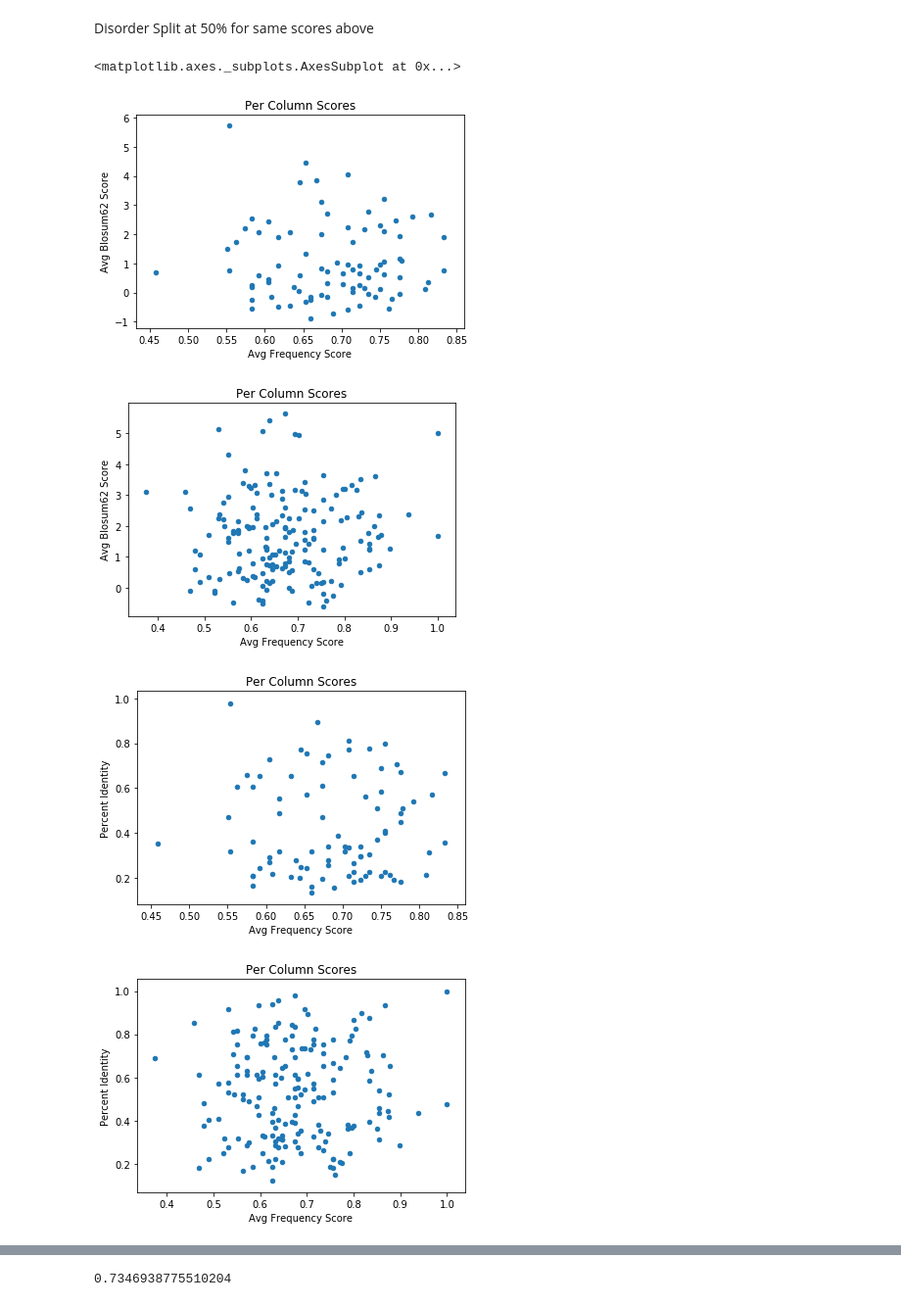
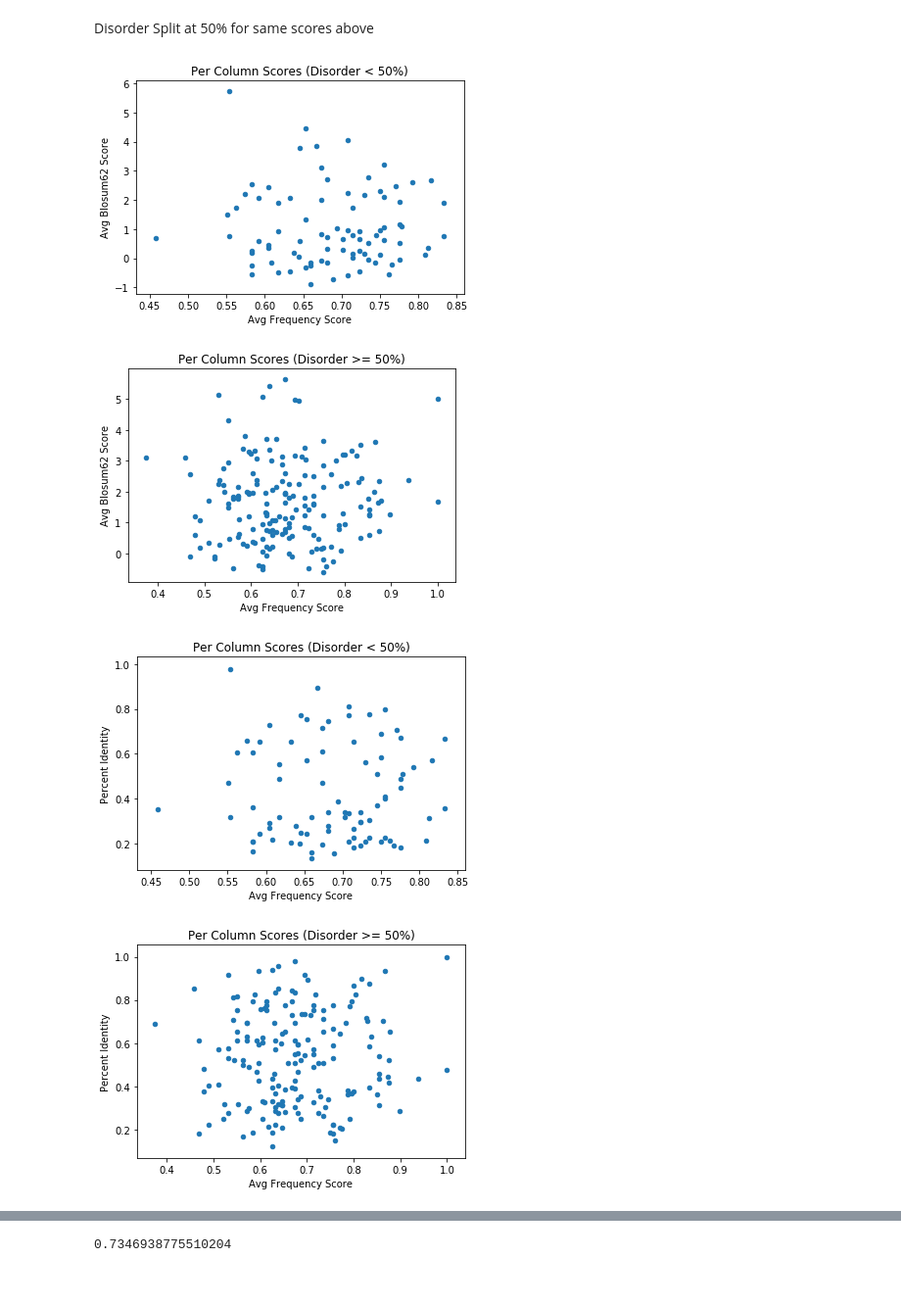
Before and after one commit to Fritos121/Codon-Usage-IDRs, a Jupyter notebook: plot_columns.ipynb, the cells around one changed output, grey strips where cells are left out. Shown at 98% size. Saved outputs shown, nothing was run; the diff lists cells and outputs as text; code cells hidden in the pictures.

```diff
--- a/plot_columns.ipynb
+++ b/plot_columns.ipynb
@@ -60,15 +60,14 @@ Disorder Split at 50% for same scores above
 # %%
 df_clean_dis1 = df_clean[df_clean['Fraction Disordered'] < 0.5]
 df_clean_dis2 = df_clean[df_clean['Fraction Disordered'] >= 0.5]
 
-df_clean_dis1.plot.scatter('Avg Frequency Score', 'Avg Blosum62 Score', title='Per Column Scores')
-df_clean_dis2.plot.scatter('Avg Frequency Score', 'Avg Blosum62 Score', title='Per Column Scores')
-df_clean_dis1.plot.scatter('Avg Frequency Score', 'Percent Identity', title='Per Column Scores')
-df_clean_dis2.plot.scatter('Avg Frequency Score', 'Percent Identity', title='Per Column Scores')
+df_clean_dis1.plot.scatter('Avg Frequency Score', 'Avg Blosum62 Score', title='Per Column Scores (Disorder < 50%)')
+df_clean_dis2.plot.scatter('Avg Frequency Score', 'Avg Blosum62 Score', title='Per Column Scores (Disorder >= 50%)')
+df_clean_dis1.plot.scatter('Avg Frequency Score', 'Percent Identity', title='Per Column Scores (Disorder < 50%)')
+df_clean_dis2.plot.scatter('Avg Frequency Score', 'Percent Identity', title='Per Column Scores (Disorder >= 50%)');
 # %% [output]
-<matplotlib.axes._subplots.AxesSubplot at 0x...>
-[figure, old version]
+[figure, new version]
-[figure, old version]
+[figure, new version]
-[figure, old version]
+[figure, new version]
-[figure, old version]
+[figure, new version]
 # %% [markdown]
```
Also changed, not shown: parts of 23 cells of this notebook.
